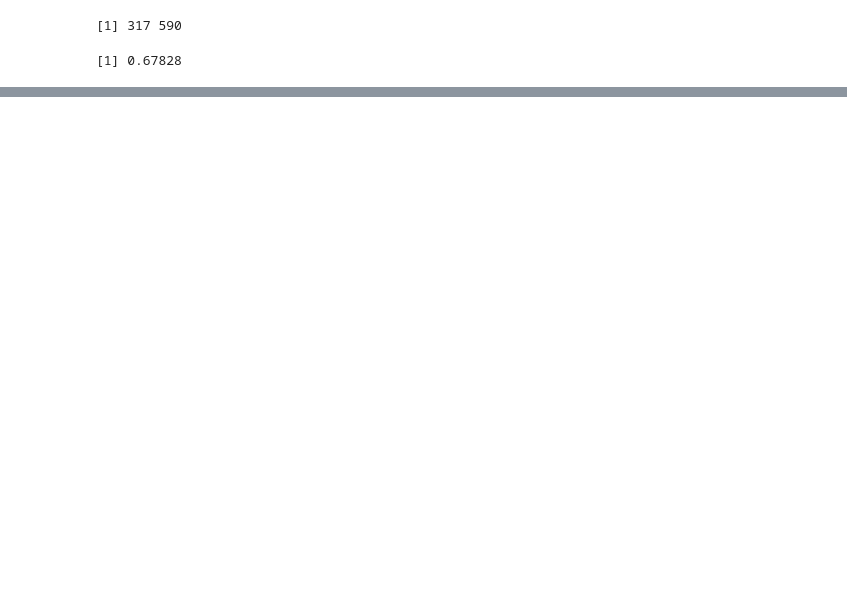
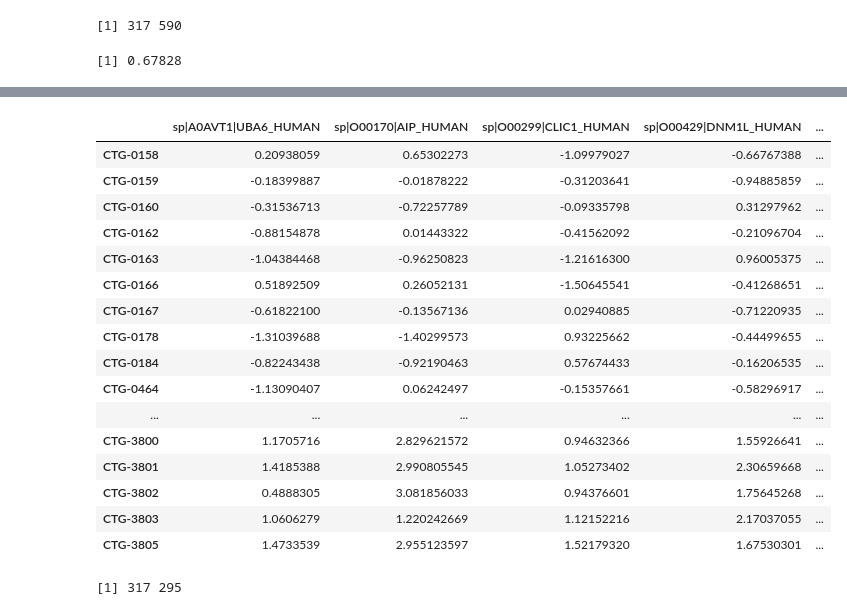
Before and after one commit to meg-bit/imputation, a Jupyter notebook: imputation_R.ipynb, the cells around one changed output, grey strips where cells are left out. Drawn from its saved outputs; the diff is of its cells as text; code cells hidden in the pictures; blank space fills up the shorter version.

Commit message:
Add lls, svd, bpca methods in imputation_R

```diff
--- a/imputation_R.ipynb
+++ b/imputation_R.ipynb
@@ -102,0 +107,5 @@ Save the the data here, so we do not need to generate it every time.
+# %%
+int_z <- RNAseqData <- fread("./data/protein_intensity_zscore.csv") %>%
+    column_to_rownames('V1')
+print(dim(int_z))
+head(int_z, 2)
@@ -171,0 +212,2 @@ missForest::nrmse(ximp = imp_knn[, 1: dim(int_z)[2]], xmis = int_mis, xtrue = in
+# %%
+imp_bpca <- pca(int_mis, method="bpca", center = TRUE)
@@ -171,0 +232,24 @@ missForest::nrmse(ximp = imp_knn[, 1: dim(int_z)[2]], xmis = int_mis, xtrue = in
+# %%
+as.data.frame(completeObs(imp_bpca))
+# %% [output]
+|  | sp|A0AVT1|UBA6_HUMAN | sp|O00170|AIP_HUMAN | sp|O00299|CLIC1_HUMAN | sp|O00429|DNM1L_HUMAN | ... |
+| CTG-0158 | 0.20938059 | 0.65302273 | -1.09979027 | -0.66767388 | ... |
+| CTG-0159 | -0.18399887 | -0.01878222 | -0.31203641 | -0.94885859 | ... |
+| CTG-0160 | -0.31536713 | -0.72257789 | -0.09335798 | 0.31297962 | ... |
+| CTG-0162 | -0.88154878 | 0.01443322 | -0.41562092 | -0.21096704 | ... |
+| CTG-0163 | -1.04384468 | -0.96250823 | -1.21616300 | 0.96005375 | ... |
+| CTG-0166 | 0.51892509 | 0.26052131 | -1.50645541 | -0.41268651 | ... |
+| CTG-0167 | -0.61822100 | -0.13567136 | 0.02940885 | -0.71220935 | ... |
+| CTG-0178 | -1.31039688 | -1.40299573 | 0.93225662 | -0.44499655 | ... |
+| CTG-0184 | -0.82243438 | -0.92190463 | 0.57674433 | -0.16206535 | ... |
+| CTG-0464 | -1.13090407 | 0.06242497 | -0.15357661 | -0.58296917 | ... |
+| ... | ... | ... | ... | ... | ... |
+| CTG-3800 | 1.1705716 | 2.829621572 | 0.94632366 | 1.55926641 | ... |
+| CTG-3801 | 1.4185388 | 2.990805545 | 1.05273402 | 2.30659668 | ... |
+| CTG-3802 | 0.4888305 | 3.081856033 | 0.94376601 | 1.75645268 | ... |
+| CTG-3803 | 1.0606279 | 1.220242669 | 1.12152216 | 2.17037055 | ... |
+| CTG-3805 | 1.4733539 | 2.955123597 | 1.52179320 | 1.67530301 | ... |
+# %%
+dim(as.data.frame(completeObs(imp_bpca)))
+# %% [output]
+[1] 317 295
```
Also changed, not shown: parts of 18 cells of this notebook.
